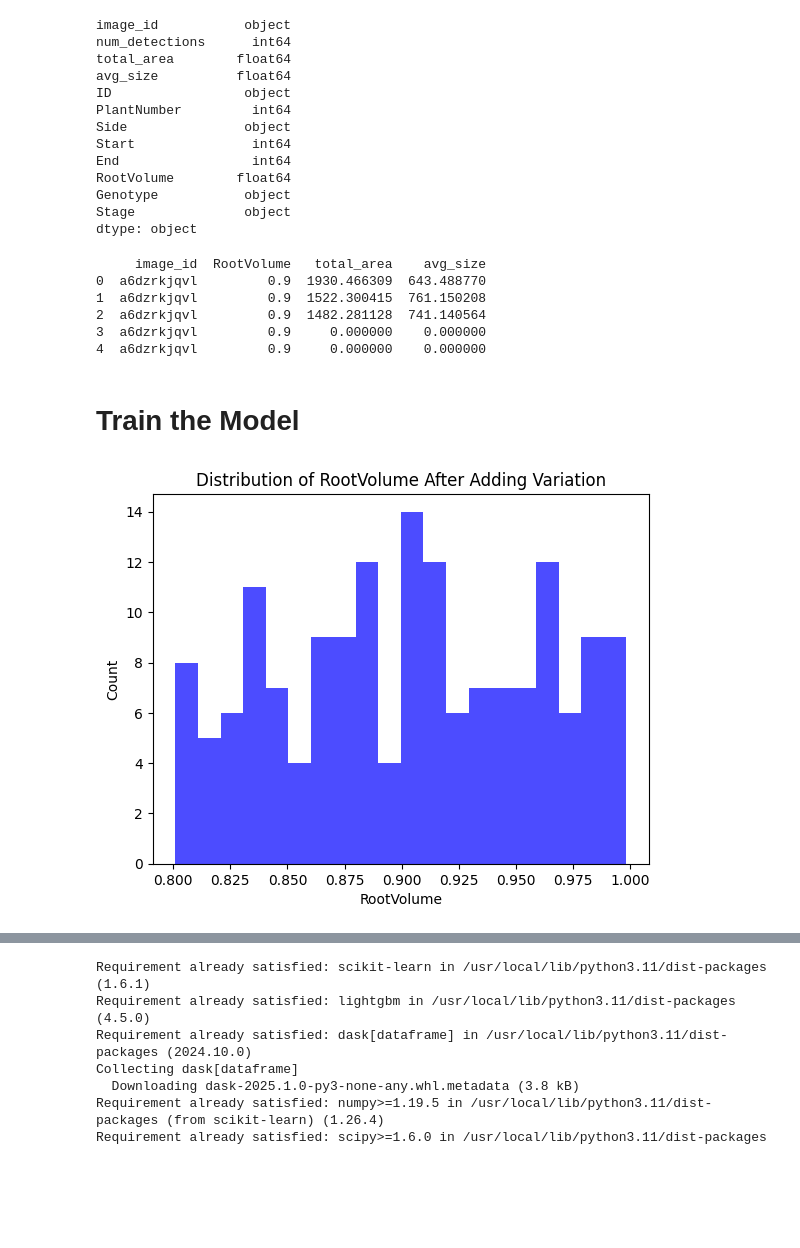
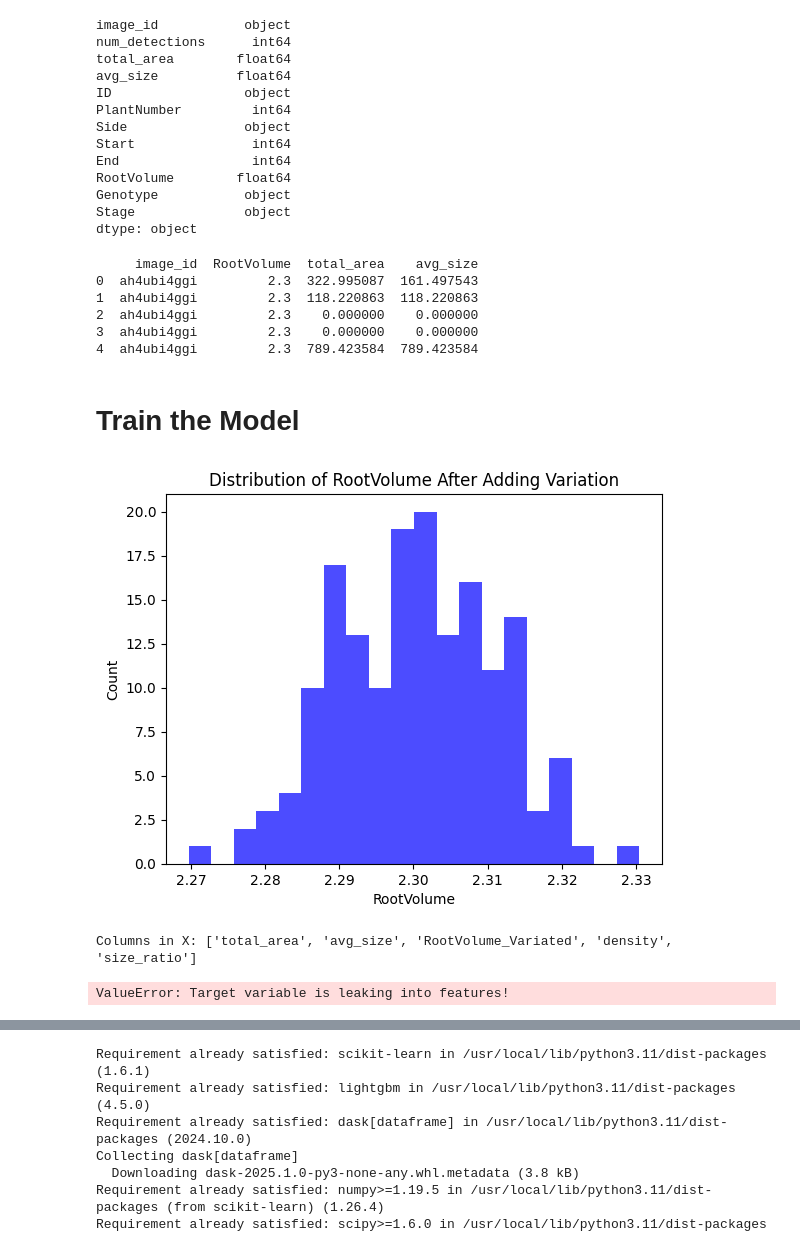
Before and after one commit to serawangari/CGIAR-Root-Volume, a Jupyter notebook: CGIAR_Root_Volume_Estimation.ipynb, the cells around one changed output, grey strips where cells are left out. Drawn from its saved outputs; the diff is of its cells as text; code cells hidden in the pictures; blank space fills up the shorter version.

```diff
--- a/CGIAR_Root_Volume_Estimation.ipynb
+++ b/CGIAR_Root_Volume_Estimation.ipynb
@@ -80,8 +80,8 @@ print("✅ Models loaded successfully!")
 # %%
 # ✅ Paths to Training & Testing Data
 data_path = "/content/drive/MyDrive/cassava models/data/"
-train_image_dir = os.path.join(data_path, "train/A6dzrkjqvl")  # Folder containing training images
-test_image_dir = os.path.join(data_path, "test/A6dzrkjqvl")    # Folder containing test images
+train_image_dir = os.path.join(data_path, "train/Ah4ubi4ggi")  # Folder containing training images
+test_image_dir = os.path.join(data_path, "test/Ah4ubi4ggi")    # Folder containing test images
 train_label_path = os.path.join(data_path, "Train.csv")  # CSV with 'image_id' & 'RootVolume'
 
 # ✅ Confirm Paths Exist
@@ -275,7 +275,7 @@ Unique image_id in train_labels: 98
 ✅ Matching IDs after fix: 1
 # %%
 # ✅ Filter train_labels to include only 'a6dzrkjqvl'
-train_labels = train_labels[train_labels["image_id"] == "a6dzrkjqvl"]
+train_labels = train_labels[train_labels["image_id"] == "ah4ubi4ggi"]
 
 # ✅ Print to confirm the filtering
 print("Filtered train_labels:")
@@ -342,22 +342,35 @@ train_data_fixed = train_data[["image_id", "RootVolume", "total_area", "avg_size
 # Check final dataset
 print(train_data_fixed.head())
 # %% [output]
-     image_id  RootVolume   total_area    avg_size
-0  a6dzrkjqvl         0.9  1930.466309  643.488770
-1  a6dzrkjqvl         0.9  1522.300415  761.150208
-2  a6dzrkjqvl         0.9  1482.281128  741.140564
-3  a6dzrkjqvl         0.9     0.000000    0.000000
-4  a6dzrkjqvl         0.9     0.000000    0.000000
+     image_id  RootVolume  total_area    avg_size
+0  ah4ubi4ggi         2.3  322.995087  161.497543
+1  ah4ubi4ggi         2.3  118.220863  118.220863
+2  ah4ubi4ggi         2.3    0.000000    0.000000
+3  ah4ubi4ggi         2.3    0.000000    0.000000
+4  ah4ubi4ggi         2.3  789.423584  789.423584
 # %% [markdown]
 # Train the Model
+# %%
+import numpy as np
+
+# Assuming train_data_fixed["RootVolume"] is a NumPy array or a similar structure
+variation = np.random.normal(loc=0, scale=0.01, size=train_data_fixed["RootVolume"].shape)
+train_data_fixed["RootVolume_Variated"] = train_data_fixed["RootVolume"] + variation
 # %%
-import matplotlib.pyplot as plt
-
-# Plot distribution of RootVolume
-plt.hist(train_data_fixed["RootVolume"], bins=20, color='blue', alpha=0.7)
+plt.hist(train_data_fixed["RootVolume_Variated"], bins=20, color='blue', alpha=0.7)
 plt.xlabel("RootVolume")
 plt.ylabel("Count")
 plt.title("Distribution of RootVolume After Adding Variation")
 plt.show()
 # %% [output]
-[figure, old version]
+[figure, new version]
+# %%
+# Check if "RootVolume" is accidentally included in X
+print("Columns in X:", X.columns.tolist())
+
+# Check for derived columns (e.g., "RootVolume_processed")
+if any("RootVolume" in col for col in X.columns):
+    raise ValueError("Target variable is leaking into features!")
+# %% [output]
+Columns in X: ['total_area', 'avg_size', 'RootVolume_Variated', 'density', 'size_ratio']
+ValueError: Target variable is leaking into features!
```
Also changed, not shown: parts of 14 cells of this notebook.
